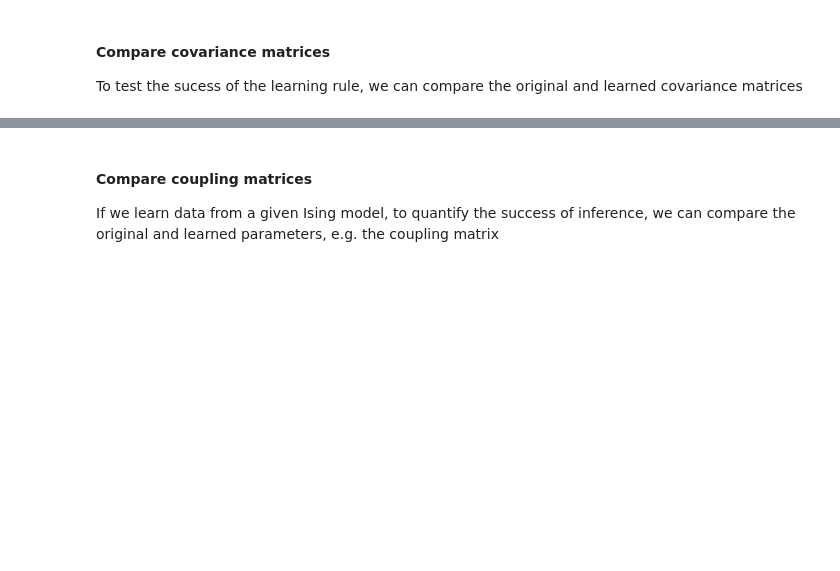
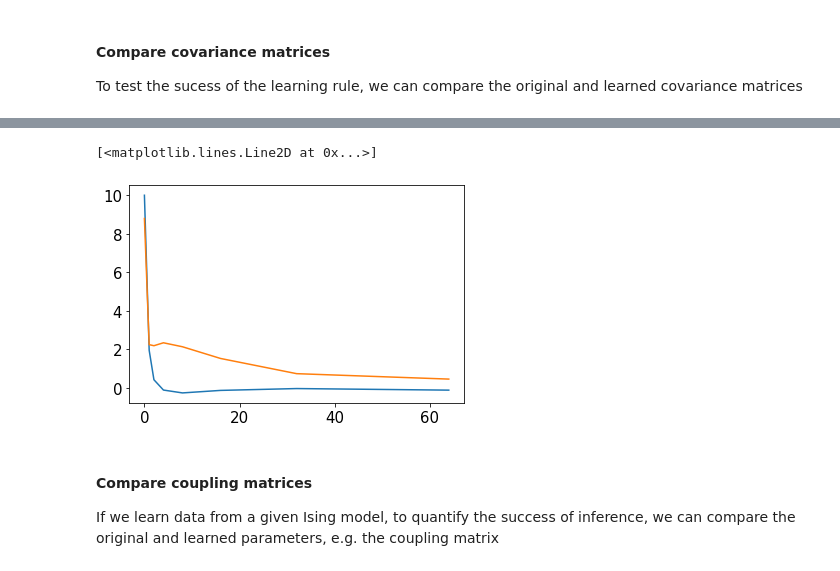
Before and after one commit to MiguelAguilera/Neuro-MaxEnt-inference-tutorial, a Jupyter notebook: Spike_train_learning.ipynb, the cells around one changed output, grey strips where cells are left out. Drawn from its saved outputs; the diff is of its cells as text; code cells hidden in the pictures; blank space fills up the shorter version.

```diff
--- a/Spike_train_learning.ipynb
+++ b/Spike_train_learning.ipynb
@@ -198,3 +213,19 @@ fig.colorbar(im, ax=ax.ravel().tolist());
+# %%
+lags = [0,1,2,4,8,16,32,64]
+L=len(lags)
+D_data = np.zeros(L)
+D = np.zeros(L)
+
+D_data[0]=np.var(S_data)
+D[0]=np.var(S_model)
+for i,lag in enumerate(lags[1:]):
+  D_data[i+1] = np.cov(S_data[lag:],S_data[0:-lag])[0,1]
+  D[i+1] = np.cov(S_model[lag:],S_model[0:-lag])[0,1]
+plt.plot(lags,D)
+plt.plot(lags,D_data)
+# %% [output]
+[<matplotlib.lines.Line2D at 0x...>]
+[figure, added]
 # %% [markdown]
 #### Compare coupling matrices
 
```
Also changed, not shown: parts of 4 cells of this notebook.
